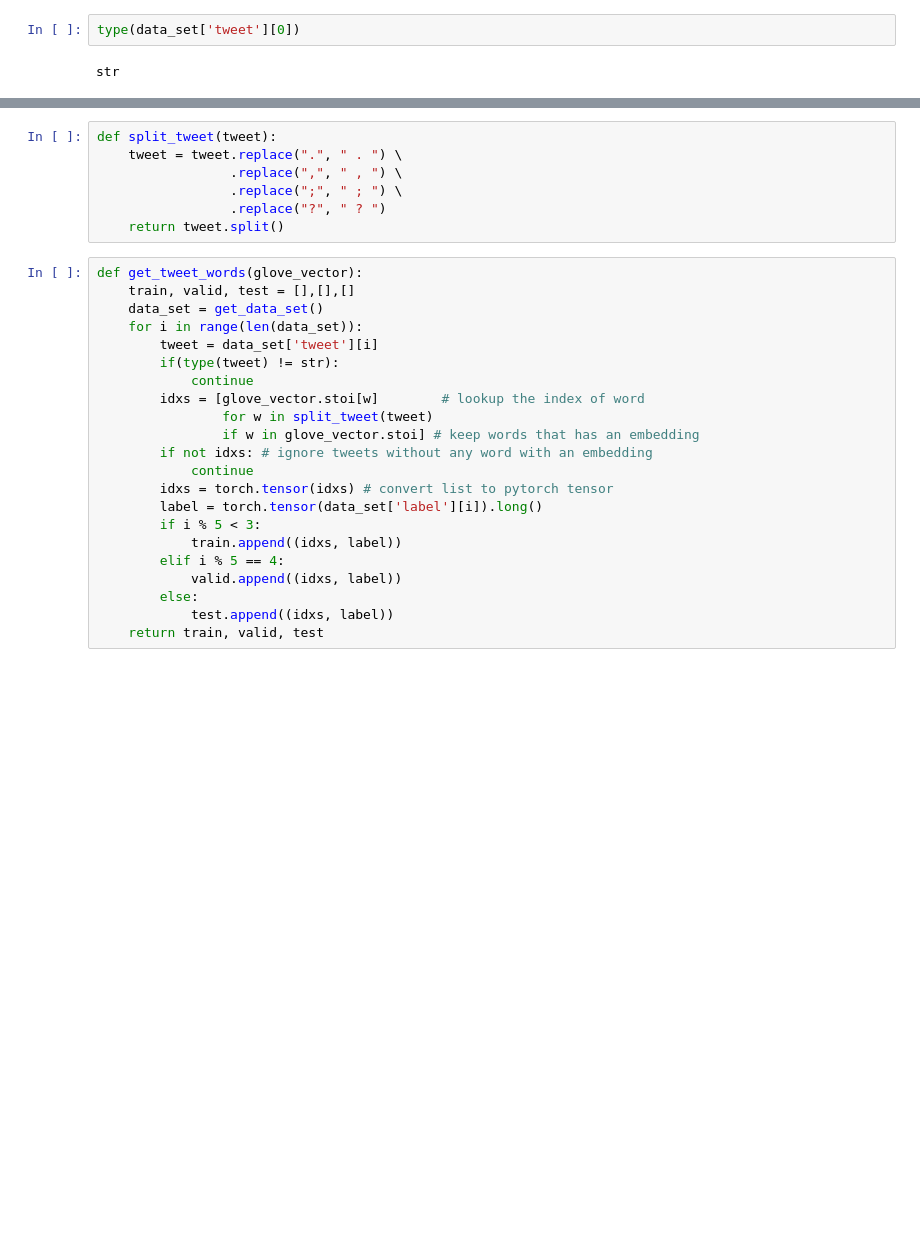
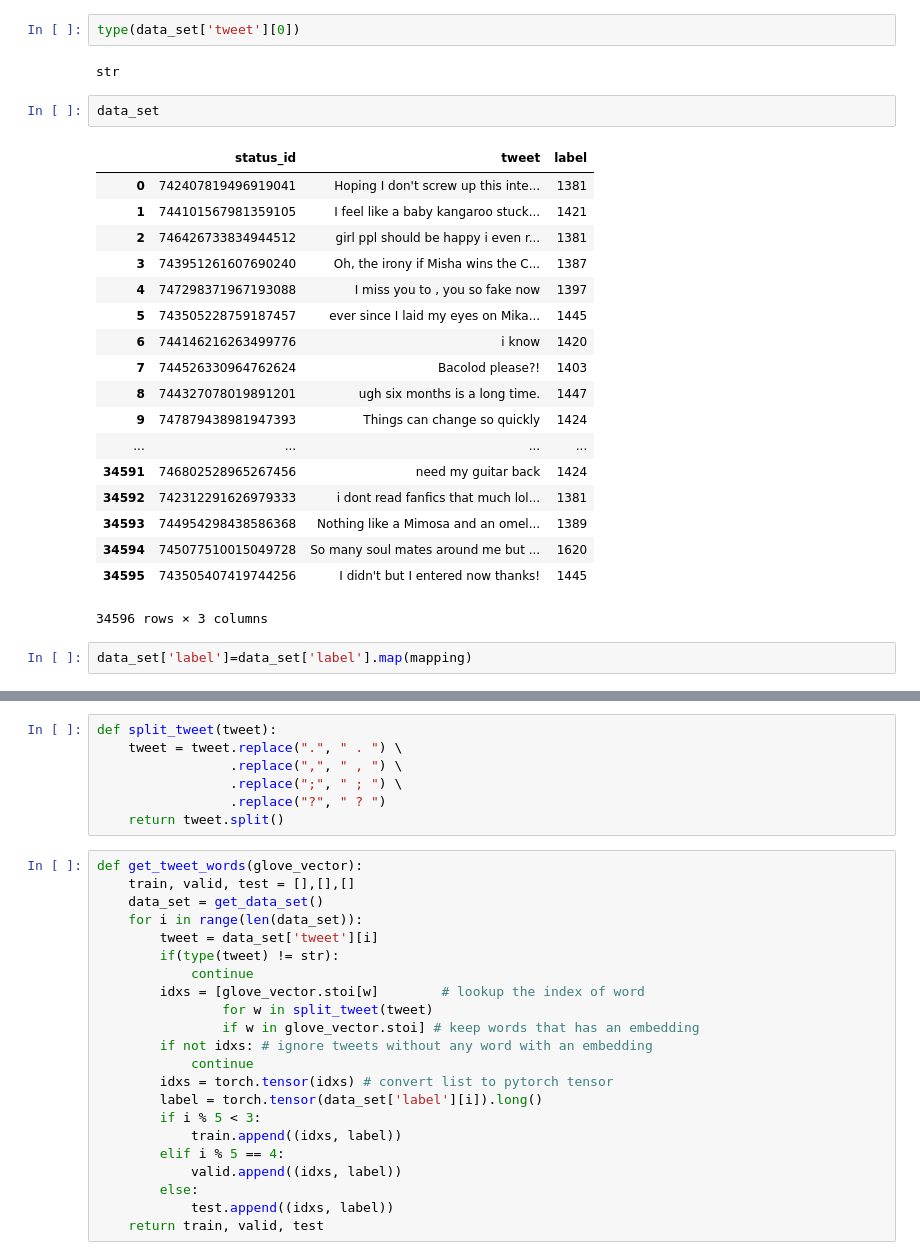
Before and after one commit to mohsenpour/PredictMoji, a Jupyter notebook: Base_Model.ipynb, the cells around one changed output, grey strips where cells are left out. Cells and saved outputs as stored; diff of their text form; blank space fills up the shorter version.

```diff
--- a/Base_Model.ipynb
+++ b/Base_Model.ipynb
@@ -51,6 +50,29 @@ len(data_set)
 type(data_set['tweet'][0])
 # %% [output]
 str
+# %%
+data_set
+# %% [output]
+|  | status_id | tweet | label |
+| 0 | 742407819496919041 | Hoping I don't screw up this inte... | 1381 |
+| 1 | 744101567981359105 | I feel like a baby kangaroo stuck... | 1421 |
+| 2 | 746426733834944512 | girl ppl should be happy i even r... | 1381 |
+| 3 | 743951261607690240 | Oh, the irony if Misha wins the C... | 1387 |
+| 4 | 747298371967193088 | I miss you to , you so fake now | 1397 |
+| 5 | 743505228759187457 | ever since I laid my eyes on Mika... | 1445 |
+| 6 | 744146216263499776 | i know | 1420 |
+| 7 | 744526330964762624 | Bacolod please?! | 1403 |
+| 8 | 744327078019891201 | ugh six months is a long time. | 1447 |
+| 9 | 747879438981947393 | Things can change so quickly | 1424 |
+| ... | ... | ... | ... |
+| 34591 | 746802528965267456 | need my guitar back | 1424 |
+| 34592 | 742312291626979333 | i dont read fanfics that much lol... | 1381 |
+| 34593 | 744954298438586368 | Nothing like a Mimosa and an omel... | 1389 |
+| 34594 | 745077510015049728 | So many soul mates around me but ... | 1620 |
+| 34595 | 743505407419744256 | I didn't but I entered now thanks! | 1445 |
+34596 rows × 3 columns
+# %%
+data_set['label']=data_set['label'].map(mapping)
 # %%
 data_set
 # %% [output]
```
Also changed, not shown: parts of 11 cells of this notebook.
